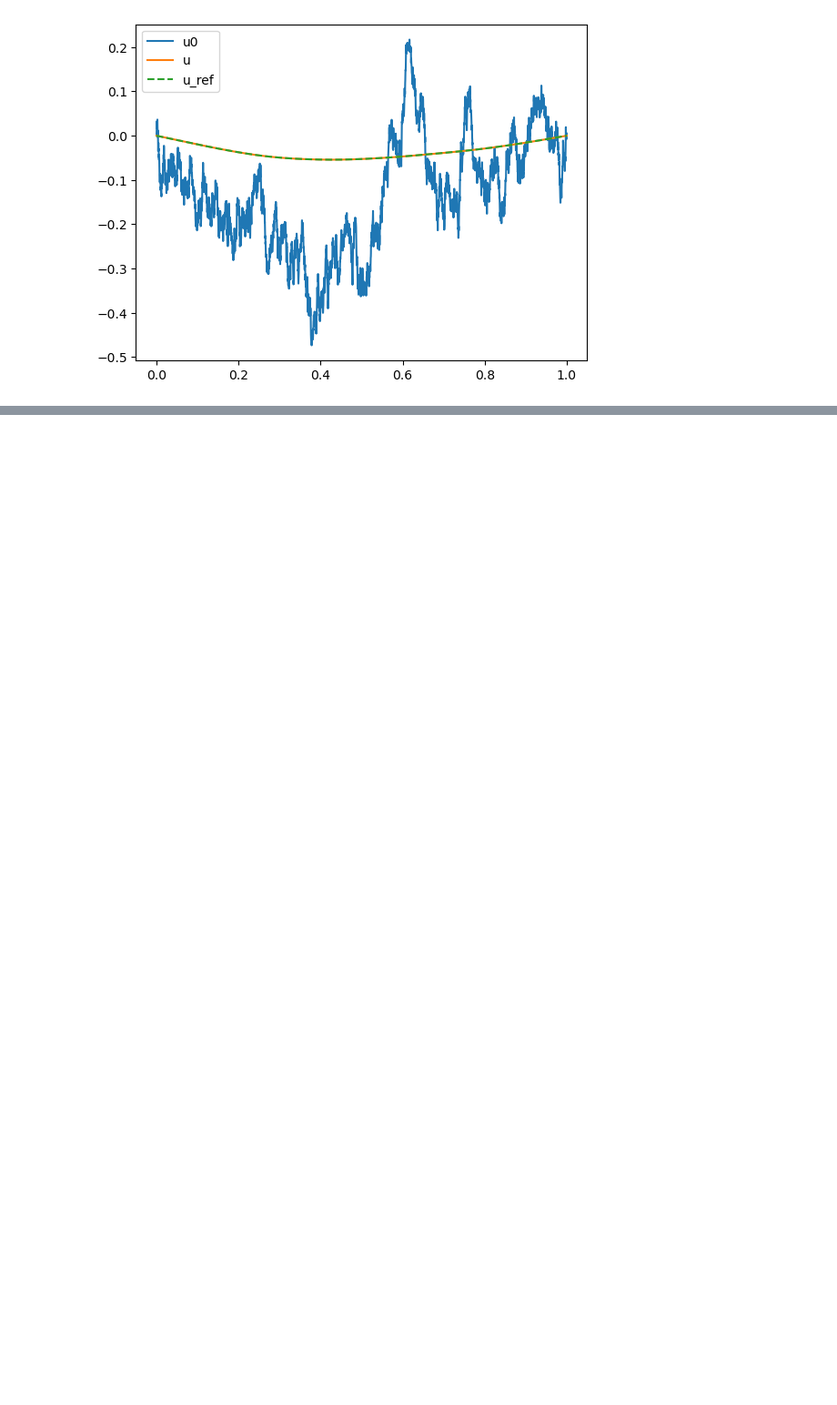
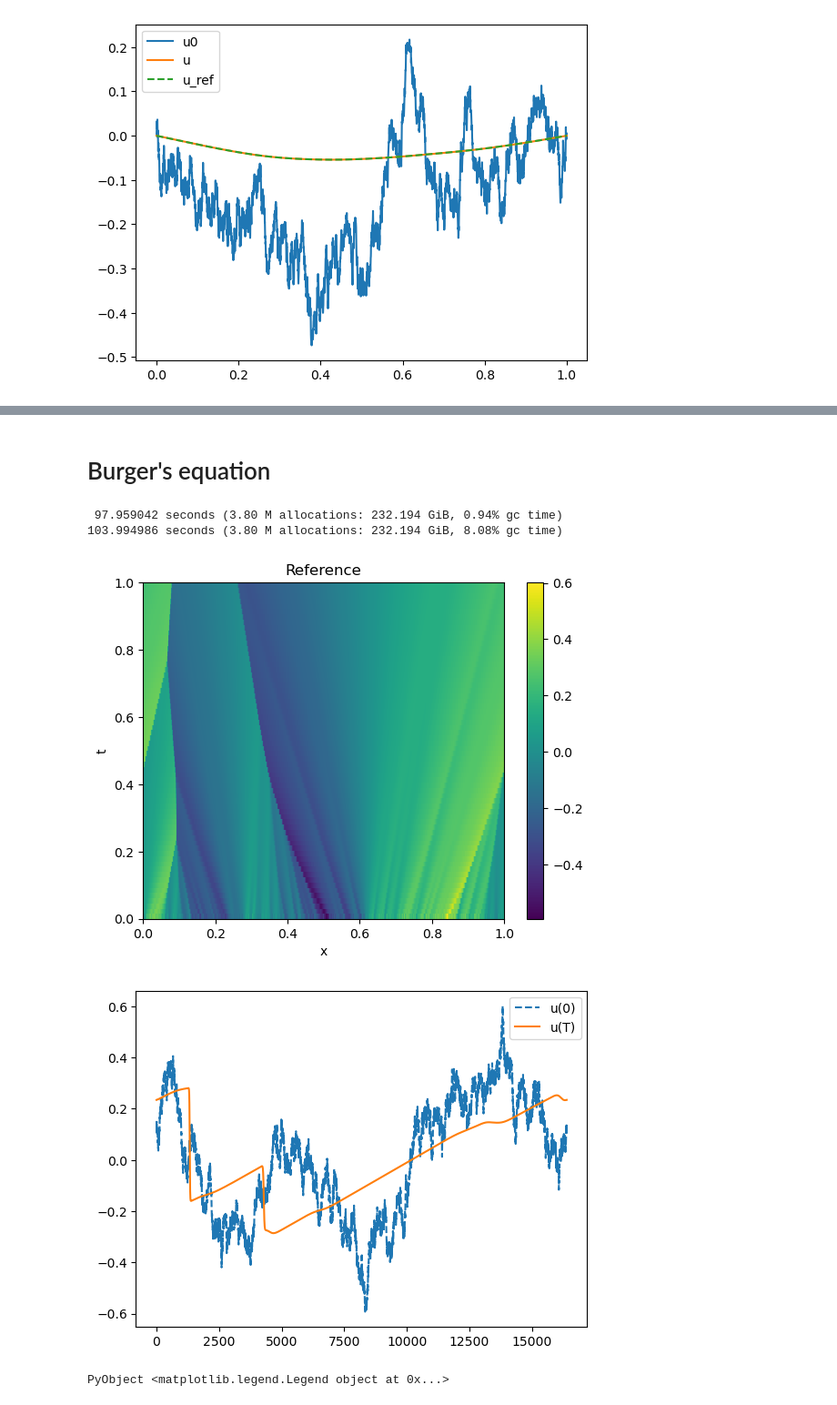
Before and after one commit to PKU-CMEGroup/NeuralOperator, a Jupyter notebook: eq1d/eq1d.ipynb, the cells around one changed output, grey strips where cells are left out. Shown at 91% size. Drawn from its saved outputs; the diff is of its cells as text; code cells hidden in the pictures; blank space fills up the shorter version.

```diff
--- a/eq1d/eq1d.ipynb
+++ b/eq1d/eq1d.ipynb
@@ -181 +182,53 @@ PyPlot.ylabel("L₂ error")
 PyObject Text(24.000000000000007, 0.5, 'L₂ error')
+# %% [markdown]
+# Burger's equation
+# %%
+using Random
+using Distributions
+using PyPlot
+Random.seed!(42);
+
+Nθ, Nk = 2, 2^14
+
+θs = rand(Normal(0, 1), Nθ, Nk)
+
+Nes = [2^4; 2^5; 2^6; 2^7; 2^8; 2^9; 2^10; 2^11; 2^12]
+Δxs = 1.0 ./ Nes
+
+Ne_ref = 2^14
+
+u0_ref = generate_1d_rf(θs, Ne_ref+1;  d=1.0, τ=3.0, boundary_condition="periodic")
+
+f = zeros(Ne_ref+1)
+Nt = 4Ne_ref
+Δt = 1.0/(Nt)
+ν = 1.0e-4
+Nt_save = 64
+
+us_ref = zeros(Nθ, Nt_save+1, Ne_ref+1)
+for j = 1:Nθ
+    @time us = solve_Burgers_1D(u0_ref[j, :], f, ν, Δt, Nt)
+    us_ref[j,:,:] = us[1:div(Nt,Nt_save):end,:]
+end
+
+# plot reference
+ind = 1
+PyPlot.figure()
+xx = Array(LinRange(0, 1, Ne_ref+1))
+tt = Array(LinRange(0, 1, Nt_save+1))
+# PyPlot.imshow(us_ref[ind,:,:]')
+PyPlot.pcolormesh(xx, tt, us_ref[ind,:,:])
+PyPlot.colorbar()
+PyPlot.xlabel("x")
+PyPlot.ylabel("t")
+PyPlot.title("Reference")
+PyPlot.figure()
+PyPlot.plot(us_ref[ind, 1, :], "--", label="u(0)")
+PyPlot.plot(us_ref[ind, end, :], label="u(T)")
+PyPlot.legend()
+# %% [output]
+ 97.959042 seconds (3.80 M allocations: 232.194 GiB, 0.94% gc time)
+103.994986 seconds (3.80 M allocations: 232.194 GiB, 8.08% gc time)
+[figure, added]
+[figure, added]
+PyObject <matplotlib.legend.Legend object at 0x...>
```
Also changed, not shown: parts of 23 cells of this notebook, 28 other files.
